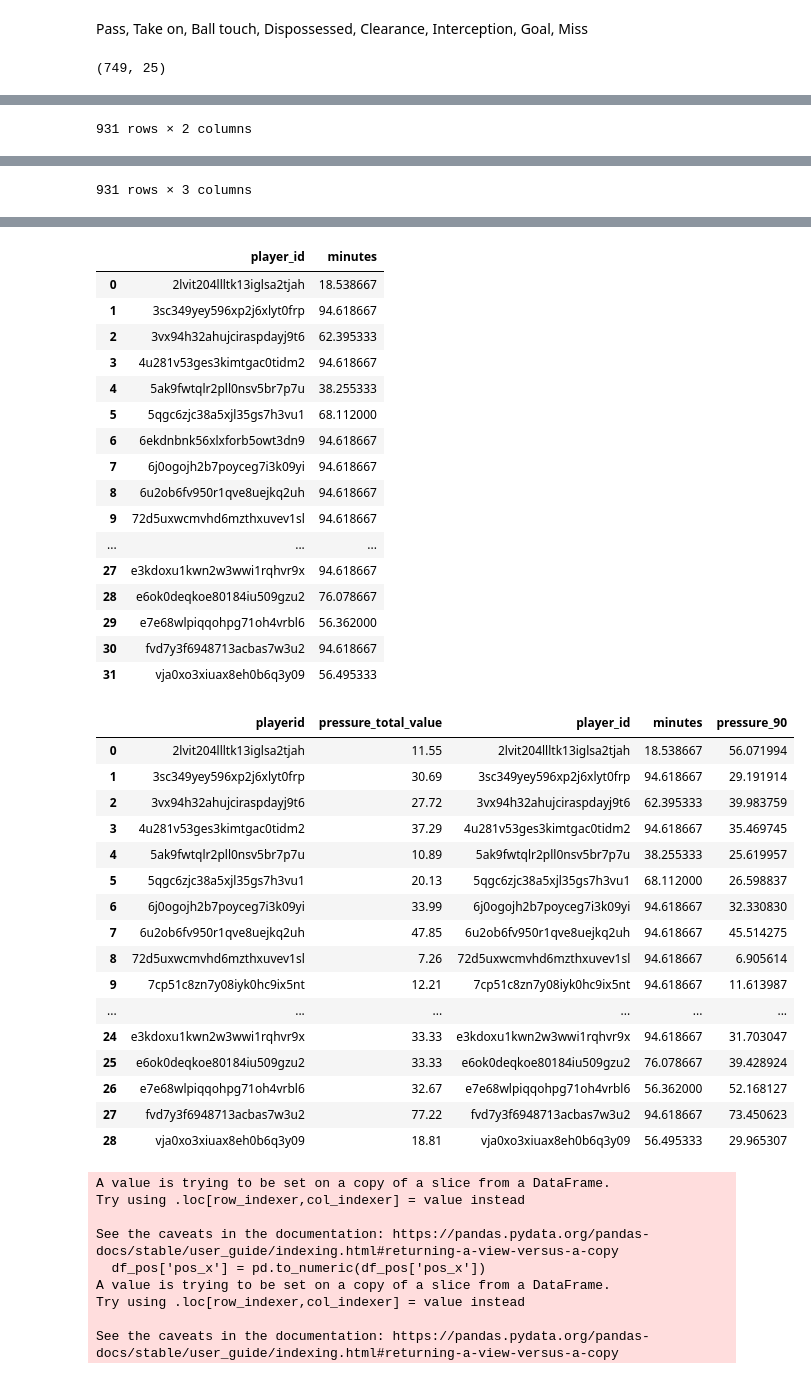
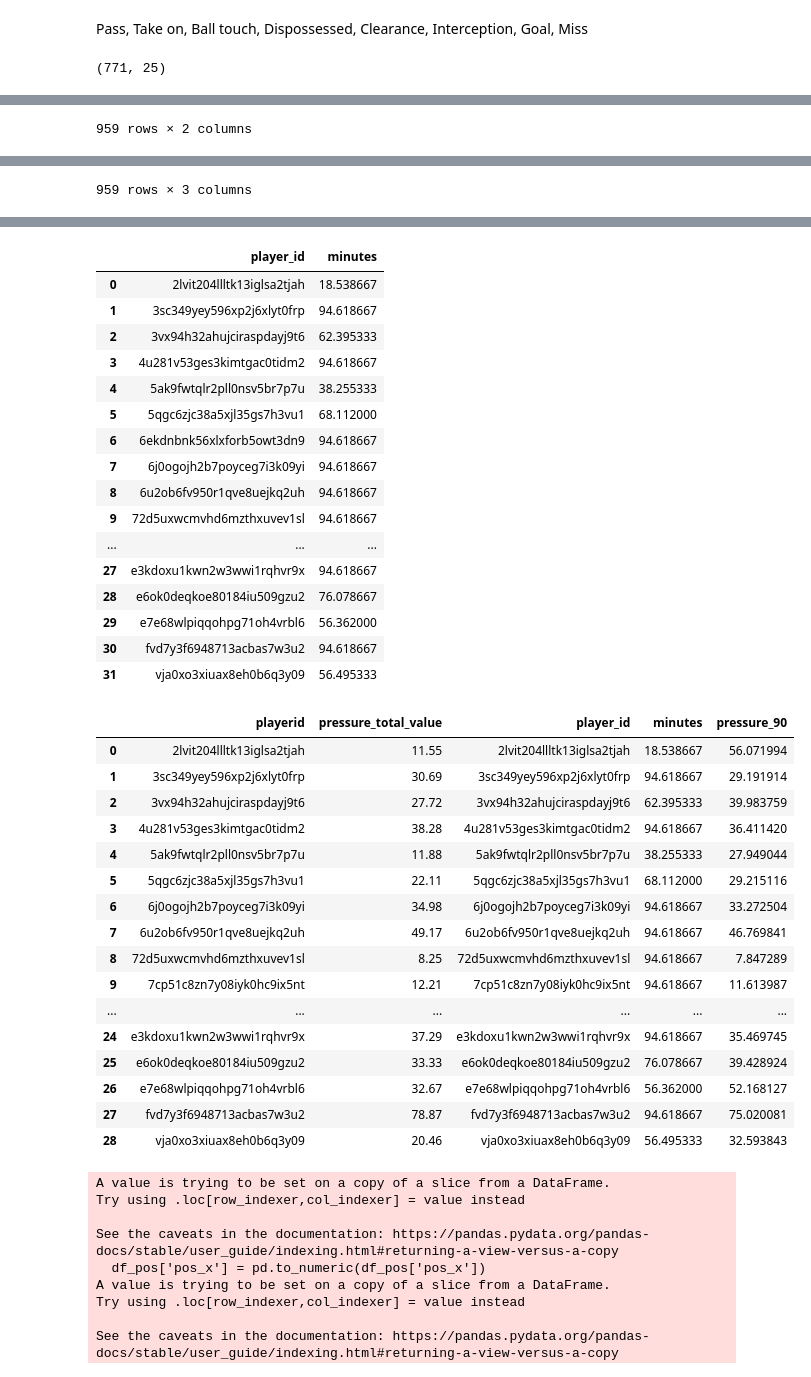
Before and after one commit to GabrielGausachs/OptaChallenge_Clustering_Player_Styles, a Jupyter notebook: utils/metrics.ipynb, the cells around one changed output, grey strips where cells are left out. Saved outputs shown, nothing was run; the diff lists cells and outputs as text; code cells hidden in the pictures.

```diff
--- a/utils/metrics.ipynb
+++ b/utils/metrics.ipynb
@@ -626,8 +626,9 @@ array(['Pass', 'Take On', 'Ball touch', 'Dispossessed', 'Clearance',
 Pass, Take on, Ball touch, Dispossessed, Clearance, Interception, Goal, Miss
 # %%
 pressure_events = df_events[(df_events['event_description'].isin(['Pass','Take On','Ball touch',
-                                                                 'Dispossessed','Clearance',
-                                                                 'Interception','Goal','Miss']))
+                                                                 'Dispossessed','Clearance','Offisde Pass',
+                                                                 'Foul','Interception',
+                                                                  'Goal','Miss']))
                                                                  & df_events['pressure.player'].notna()]
 
 # per cada fila, agafar els jugadors que estan presionant
@@ -672,7 +673,7 @@ df_pressure_players=pd.merge(df_pressure_players,df_minutes, left_on = 'playerid
 df_pressure_players['pressure_90'] = df_pressure_players['pressure_total_value'] / df_pressure_players['minutes']*90
 display(df_pressure_players)
 # %% [output]
-(749, 25)
+(771, 25)
 |  | playerid | intensity |
 | 0 | e6ok0deqkoe80184iu509gzu2 | high |
 | 1 | 8qmm84tue6kuz8e5nhhdhmz8p | high |
@@ -688,4 +689,4 @@ display(df_pressure_players)
-931 rows × 2 columns
+959 rows × 2 columns
 |  | playerid | intensity | pressure_value |
 | 0 | e6ok0deqkoe80184iu509gzu2 | high | 0.99 |
 | 1 | 8qmm84tue6kuz8e5nhhdhmz8p | high | 0.99 |
@@ -701,4 +702,4 @@ display(df_pressure_players)
-931 rows × 3 columns
+959 rows × 3 columns
 |  | playerid | pressure_total_value |
 | 0 | 2lvit204llltk13iglsa2tjah | 11.55 |
 | 1 | 3sc349yey596xp2j6xlyt0frp | 30.69 |
@@ -719,37 +720,37 @@ display(df_pressure_players)
 |  | player_id | minutes |
 | 0 | 2lvit204llltk13iglsa2tjah | 18.538667 |
 | 1 | 3sc349yey596xp2j6xlyt0frp | 94.618667 |
 | 2 | 3vx94h32ahujciraspdayj9t6 | 62.395333 |
 | 3 | 4u281v53ges3kimtgac0tidm2 | 94.618667 |
 | 4 | 5ak9fwtqlr2pll0nsv5br7p7u | 38.255333 |
 | 5 | 5qgc6zjc38a5xjl35gs7h3vu1 | 68.112000 |
 | 6 | 6ekdnbnk56xlxforb5owt3dn9 | 94.618667 |
 | 7 | 6j0ogojh2b7poyceg7i3k09yi | 94.618667 |
 | 8 | 6u2ob6fv950r1qve8uejkq2uh | 94.618667 |
 | 9 | 72d5uxwcmvhd6mzthxuvev1sl | 94.618667 |
 | ... | ... | ... |
 | 27 | e3kdoxu1kwn2w3wwi1rqhvr9x | 94.618667 |
 | 28 | e6ok0deqkoe80184iu509gzu2 | 76.078667 |
 | 29 | e7e68wlpiqqohpg71oh4vrbl6 | 56.362000 |
 | 30 | fvd7y3f6948713acbas7w3u2 | 94.618667 |
 | 31 | vja0xo3xiuax8eh0b6q3y09 | 56.495333 |
 |  | playerid | pressure_total_value | player_id | minutes | pressure_90 |
 | 0 | 2lvit204llltk13iglsa2tjah | 11.55 | 2lvit204llltk13iglsa2tjah | 18.538667 | 56.071994 |
 | 1 | 3sc349yey596xp2j6xlyt0frp | 30.69 | 3sc349yey596xp2j6xlyt0frp | 94.618667 | 29.191914 |
 | 2 | 3vx94h32ahujciraspdayj9t6 | 27.72 | 3vx94h32ahujciraspdayj9t6 | 62.395333 | 39.983759 |
-| 3 | 4u281v53ges3kimtgac0tidm2 | 37.29 | 4u281v53ges3kimtgac0tidm2 | 94.618667 | 35.469745 |
-| 4 | 5ak9fwtqlr2pll0nsv5br7p7u | 10.89 | 5ak9fwtqlr2pll0nsv5br7p7u | 38.255333 | 25.619957 |
-| 5 | 5qgc6zjc38a5xjl35gs7h3vu1 | 20.13 | 5qgc6zjc38a5xjl35gs7h3vu1 | 68.112000 | 26.598837 |
-| 6 | 6j0ogojh2b7poyceg7i3k09yi | 33.99 | 6j0ogojh2b7poyceg7i3k09yi | 94.618667 | 32.330830 |
-| 7 | 6u2ob6fv950r1qve8uejkq2uh | 47.85 | 6u2ob6fv950r1qve8uejkq2uh | 94.618667 | 45.514275 |
-| 8 | 72d5uxwcmvhd6mzthxuvev1sl | 7.26 | 72d5uxwcmvhd6mzthxuvev1sl | 94.618667 | 6.905614 |
+| 3 | 4u281v53ges3kimtgac0tidm2 | 38.28 | 4u281v53ges3kimtgac0tidm2 | 94.618667 | 36.411420 |
+| 4 | 5ak9fwtqlr2pll0nsv5br7p7u | 11.88 | 5ak9fwtqlr2pll0nsv5br7p7u | 38.255333 | 27.949044 |
+| 5 | 5qgc6zjc38a5xjl35gs7h3vu1 | 22.11 | 5qgc6zjc38a5xjl35gs7h3vu1 | 68.112000 | 29.215116 |
+| 6 | 6j0ogojh2b7poyceg7i3k09yi | 34.98 | 6j0ogojh2b7poyceg7i3k09yi | 94.618667 | 33.272504 |
+| 7 | 6u2ob6fv950r1qve8uejkq2uh | 49.17 | 6u2ob6fv950r1qve8uejkq2uh | 94.618667 | 46.769841 |
+| 8 | 72d5uxwcmvhd6mzthxuvev1sl | 8.25 | 72d5uxwcmvhd6mzthxuvev1sl | 94.618667 | 7.847289 |
 | 9 | 7cp51c8zn7y08iyk0hc9ix5nt | 12.21 | 7cp51c8zn7y08iyk0hc9ix5nt | 94.618667 | 11.613987 |
 | ... | ... | ... | ... | ... | ... |
-| 24 | e3kdoxu1kwn2w3wwi1rqhvr9x | 33.33 | e3kdoxu1kwn2w3wwi1rqhvr9x | 94.618667 | 31.703047 |
+| 24 | e3kdoxu1kwn2w3wwi1rqhvr9x | 37.29 | e3kdoxu1kwn2w3wwi1rqhvr9x | 94.618667 | 35.469745 |
 | 25 | e6ok0deqkoe80184iu509gzu2 | 33.33 | e6ok0deqkoe80184iu509gzu2 | 76.078667 | 39.428924 |
 | 26 | e7e68wlpiqqohpg71oh4vrbl6 | 32.67 | e7e68wlpiqqohpg71oh4vrbl6 | 56.362000 | 52.168127 |
-| 27 | fvd7y3f6948713acbas7w3u2 | 77.22 | fvd7y3f6948713acbas7w3u2 | 94.618667 | 73.450623 |
-| 28 | vja0xo3xiuax8eh0b6q3y09 | 18.81 | vja0xo3xiuax8eh0b6q3y09 | 56.495333 | 29.965307 |
+| 27 | fvd7y3f6948713acbas7w3u2 | 78.87 | fvd7y3f6948713acbas7w3u2 | 94.618667 | 75.020081 |
+| 28 | vja0xo3xiuax8eh0b6q3y09 | 20.46 | vja0xo3xiuax8eh0b6q3y09 | 56.495333 | 32.593843 |
 # %%
 df_pos = df_tracking[['player_id','pos_x','pos_y','dop']]
 
```
Also changed, not shown: parts of 2 cells of this notebook, 3 other files.
